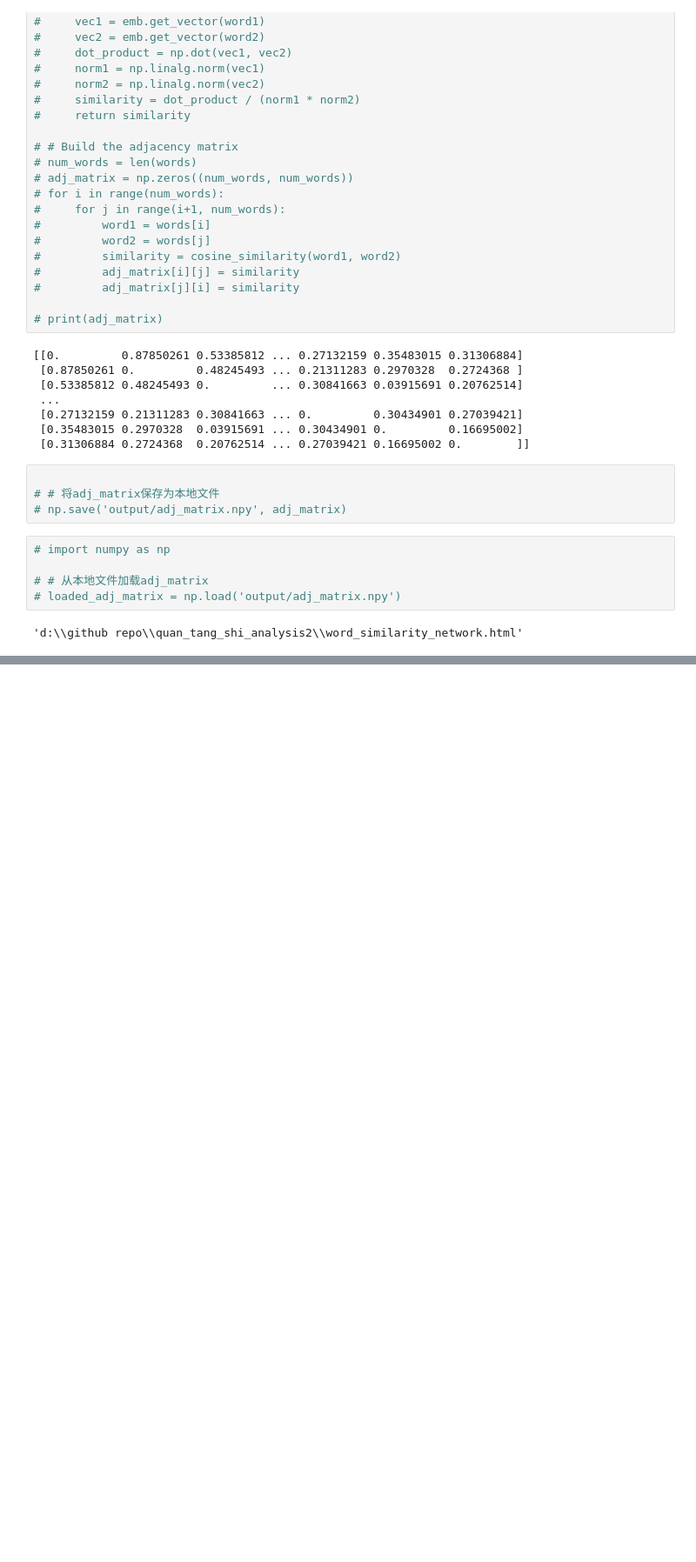
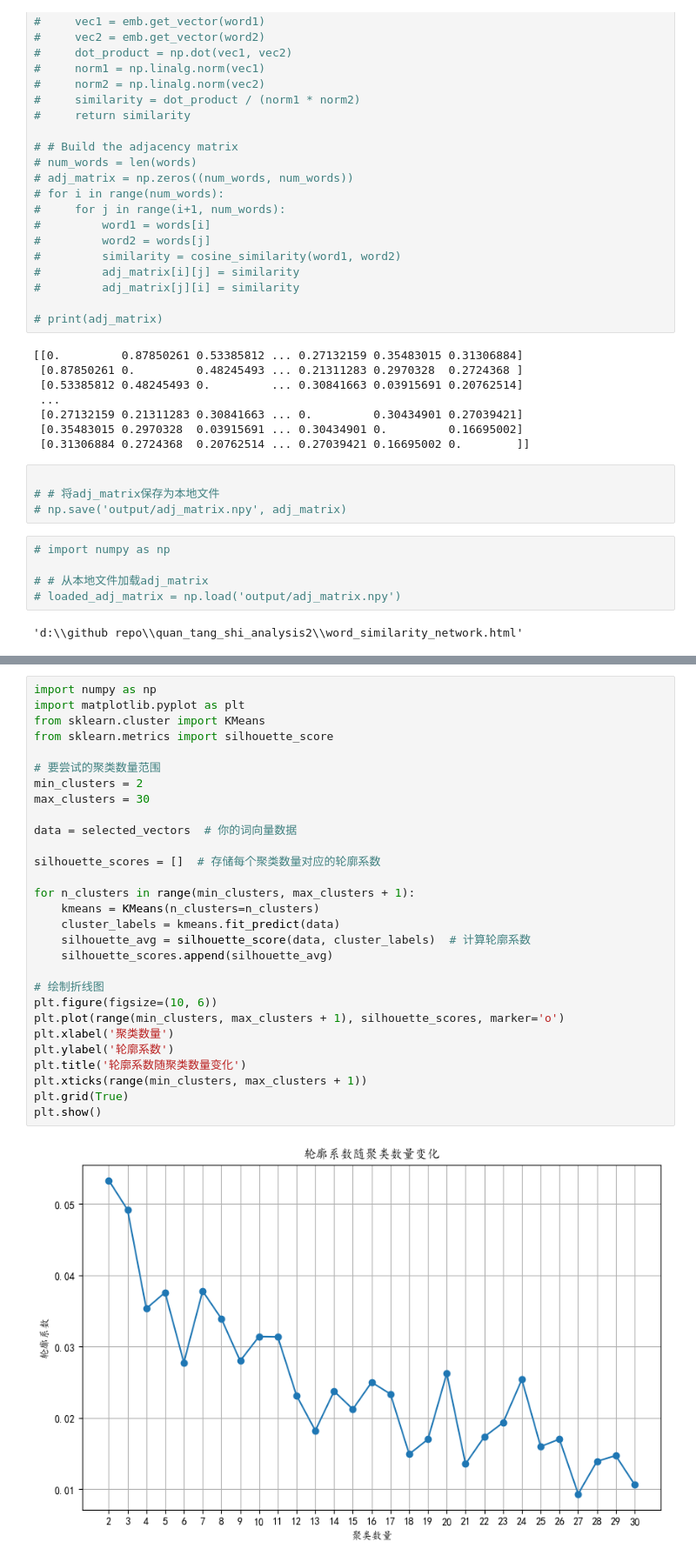
Before and after one commit to mistycrown/quan_tang_shi_analysis2, a Jupyter notebook: 3 wordnet.ipynb, the cells around one changed output, grey strips where cells are left out. Shown at 87% size. Cells and saved outputs as stored; diff of their text form; blank space fills up the shorter version.

```diff
--- a/3 wordnet.ipynb
+++ b/3 wordnet.ipynb
@@ -170,0 +321,31 @@ CSV 文件导出成功: output/gephi_data0.5.csv
+# %%
+import numpy as np
+import matplotlib.pyplot as plt
+from sklearn.cluster import KMeans
+from sklearn.metrics import silhouette_score
+
+# 要尝试的聚类数量范围
+min_clusters = 2
+max_clusters = 30
+
+data = selected_vectors  # 你的词向量数据
+
+silhouette_scores = []  # 存储每个聚类数量对应的轮廓系数
+
+for n_clusters in range(min_clusters, max_clusters + 1):
+    kmeans = KMeans(n_clusters=n_clusters)
+    cluster_labels = kmeans.fit_predict(data)
+    silhouette_avg = silhouette_score(data, cluster_labels)  # 计算轮廓系数
+    silhouette_scores.append(silhouette_avg)
+
+# 绘制折线图
+plt.figure(figsize=(10, 6))
+plt.plot(range(min_clusters, max_clusters + 1), silhouette_scores, marker='o')
+plt.xlabel('聚类数量')
+plt.ylabel('轮廓系数')
+plt.title('轮廓系数随聚类数量变化')
+plt.xticks(range(min_clusters, max_clusters + 1))
+plt.grid(True)
+plt.show()
+# %% [output]
+[figure, added]
```
Also changed, not shown: parts of 9 cells of this notebook, 5 other files.
